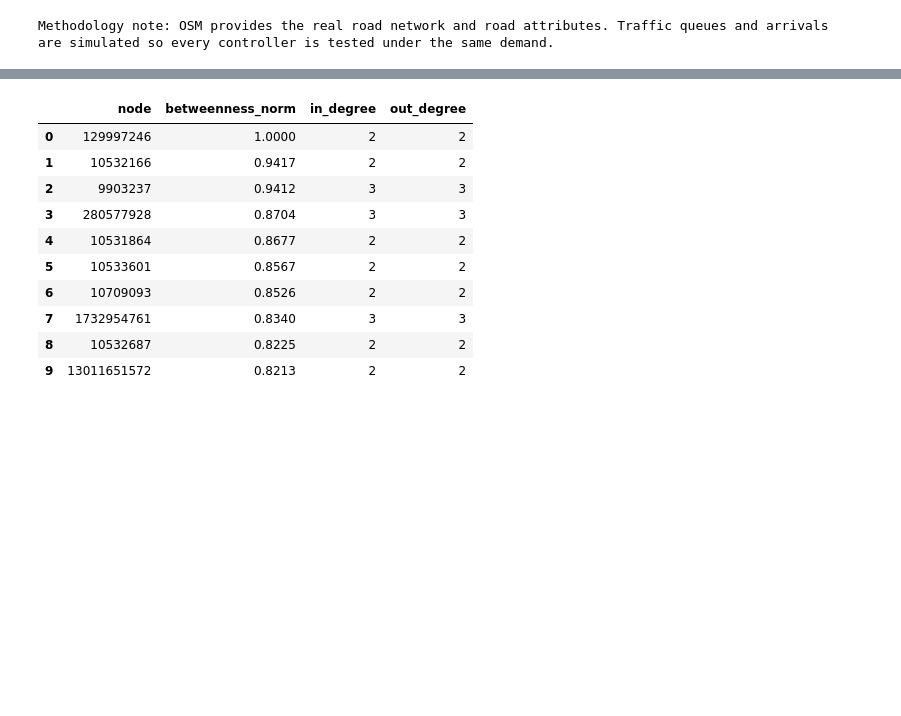
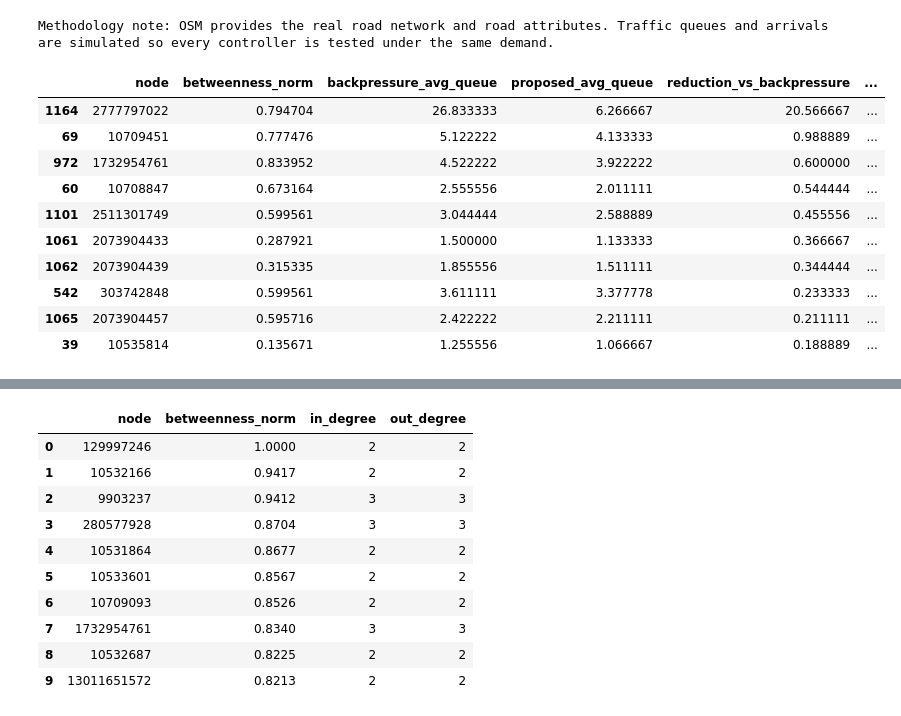
Before and after one commit to Dhairya0531/Complex_Network, a Jupyter notebook: main.ipynb, the cells around one changed output, grey strips where cells are left out. Cells and saved outputs as stored; diff of their text form; code cells hidden in the pictures; blank space fills up the shorter version.

```diff
--- a/main.ipynb
+++ b/main.ipynb
@@ -310,6 +326,60 @@ print(
 )
 # %% [output]
 Methodology note: OSM provides the real road network and road attributes. Traffic queues and arrivals are simulated so every controller is tested under the same demand.
+# %%
+result_by_controller = {result["controller"]: result for result in results}
+
+junction_comparison_df = pd.DataFrame(
+    {
+        "node": list(G.nodes()),
+        "betweenness_norm": [G.nodes[node].get("betweenness_norm", 0.0) for node in G.nodes()],
+        "fixed_avg_queue": [
+            result_by_controller["fixed"]["avg_node_queue"][node]
+            for node in G.nodes()
+        ],
+        "backpressure_avg_queue": [
+            result_by_controller["backpressure"]["avg_node_queue"][node]
+            for node in G.nodes()
+        ],
+        "proposed_avg_queue": [
+            result_by_controller["proposed"]["avg_node_queue"][node]
+            for node in G.nodes()
+        ],
+    }
+)
+
+junction_comparison_df["reduction_vs_fixed"] = (
+    junction_comparison_df["fixed_avg_queue"] - junction_comparison_df["proposed_avg_queue"]
+)
+junction_comparison_df["reduction_vs_backpressure"] = (
+    junction_comparison_df["backpressure_avg_queue"] - junction_comparison_df["proposed_avg_queue"]
+)
+
+top_junction_improvements = junction_comparison_df.sort_values(
+    "reduction_vs_backpressure",
+    ascending=False,
+).head(10)
+
+top_junction_improvements[[
+    "node",
+    "betweenness_norm",
+    "backpressure_avg_queue",
+    "proposed_avg_queue",
+    "reduction_vs_backpressure",
+    "reduction_vs_fixed",
+]]
+# %% [output]
+|  | node | betweenness_norm | backpressure_avg_queue | proposed_avg_queue | reduction_vs_backpressure | ... |
+| 1164 | 2777797022 | 0.794704 | 26.833333 | 6.266667 | 20.566667 | ... |
+| 69 | 10709451 | 0.777476 | 5.122222 | 4.133333 | 0.988889 | ... |
+| 972 | 1732954761 | 0.833952 | 4.522222 | 3.922222 | 0.600000 | ... |
+| 60 | 10708847 | 0.673164 | 2.555556 | 2.011111 | 0.544444 | ... |
+| 1101 | 2511301749 | 0.599561 | 3.044444 | 2.588889 | 0.455556 | ... |
+| 1061 | 2073904433 | 0.287921 | 1.500000 | 1.133333 | 0.366667 | ... |
+| 1062 | 2073904439 | 0.315335 | 1.855556 | 1.511111 | 0.344444 | ... |
+| 542 | 303742848 | 0.599561 | 3.611111 | 3.377778 | 0.233333 | ... |
+| 1065 | 2073904457 | 0.595716 | 2.422222 | 2.211111 | 0.211111 | ... |
+| 39 | 10535814 | 0.135671 | 1.255556 | 1.066667 | 0.188889 | ... |
 # %%
 plt.figure(figsize=(10, 5))
 for result in results:
```
Also changed, not shown: parts of 6 cells of this notebook.
